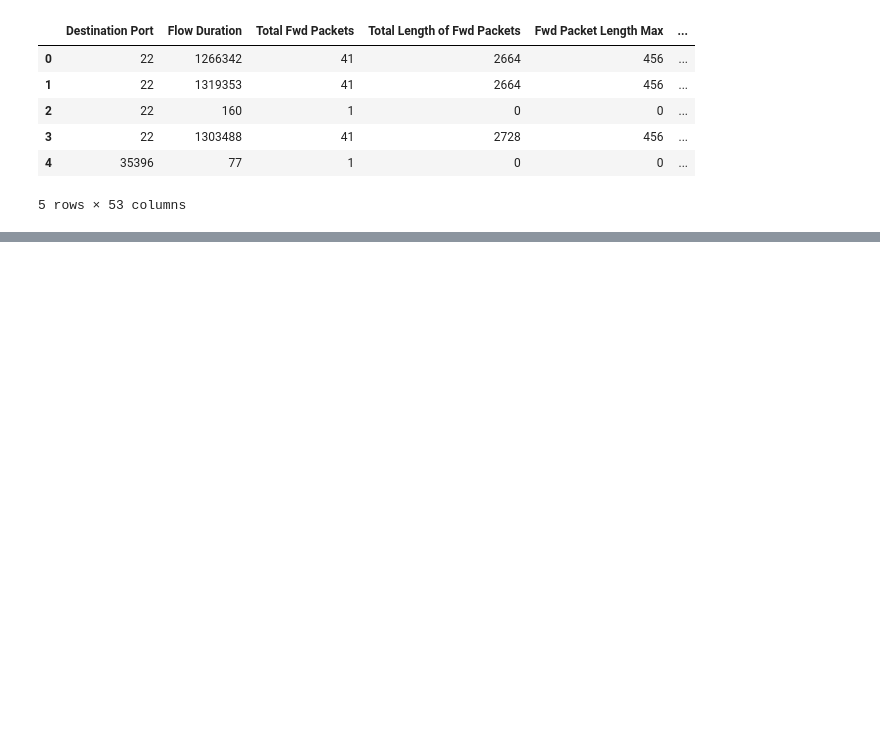
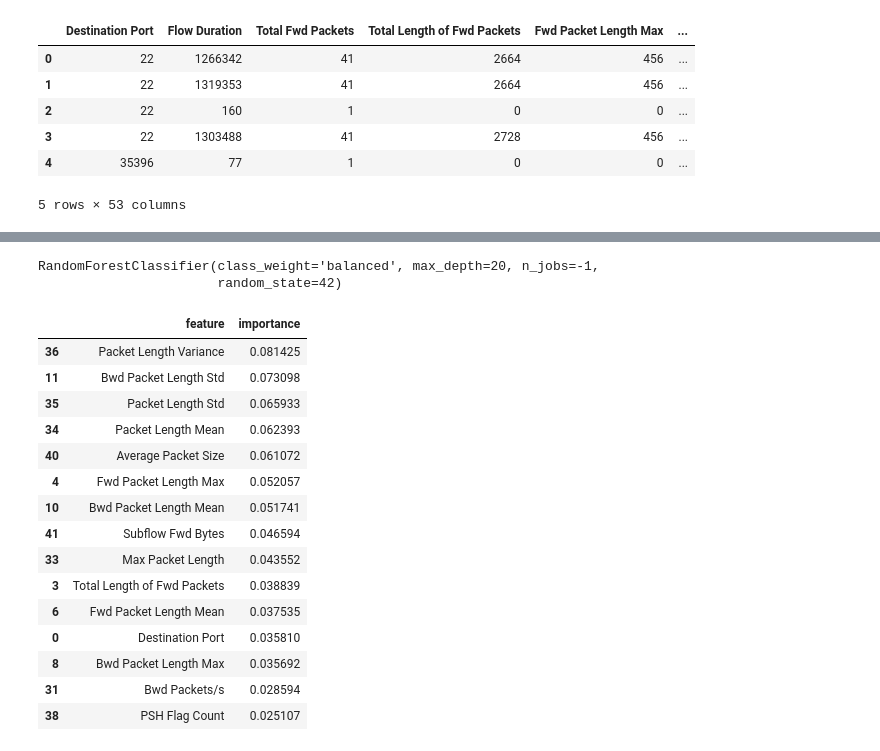
Before and after one commit to kevanoovitch/-DV2638_Machine_Learning, a Jupyter notebook: NIDS/main.ipynb, the cells around one changed output, grey strips where cells are left out. Drawn from its saved outputs; the diff is of its cells as text; code cells hidden in the pictures; blank space fills up the shorter version.

```diff
--- a/NIDS/main.ipynb
+++ b/NIDS/main.ipynb
@@ -36,0 +175,23 @@ dataset.head()
+# %%
+# Adding improvments
+
+depths = [None, 10, 20, 30]
+
+for d in depths:
+    rf = RandomForestClassifier(
+        n_estimators=100,
+        max_depth=d,
+        random_state=42,
+        n_jobs=-1,
+        class_weight="balanced"
+    )
+    rf.fit(X_train, y_train)
+    y_pred = rf.predict(X_test)
+
+    print(f"\nmax_depth = {d}")
+    print(classification_report(
+        y_test,
+        y_pred,
+        target_names=label_encoder.classes_,
+        digits=4
+    ))
@@ -36,0 +263,39 @@ dataset.head()
+# %%
+#Feature importance
+
+rf_final = RandomForestClassifier(
+    n_estimators=100,
+    max_depth=20,
+    random_state=42,
+    n_jobs=-1,
+    class_weight="balanced"
+)
+
+rf_final.fit(X_train, y_train)
+# %% [output]
+RandomForestClassifier(class_weight='balanced', max_depth=20, n_jobs=-1,
+                       random_state=42)
+# %%
+feature_importance = pd.DataFrame({
+    "feature": X_train.columns,
+    "importance": rf_final.feature_importances_
+}).sort_values(by="importance", ascending=False)
+
+feature_importance.head(15)
+# %% [output]
+|  | feature | importance |
+| 36 | Packet Length Variance | 0.081425 |
+| 11 | Bwd Packet Length Std | 0.073098 |
+| 35 | Packet Length Std | 0.065933 |
+| 34 | Packet Length Mean | 0.062393 |
+| 40 | Average Packet Size | 0.061072 |
+| 4 | Fwd Packet Length Max | 0.052057 |
+| 10 | Bwd Packet Length Mean | 0.051741 |
+| 41 | Subflow Fwd Bytes | 0.046594 |
+| 33 | Max Packet Length | 0.043552 |
+| 3 | Total Length of Fwd Packets | 0.038839 |
+| 6 | Fwd Packet Length Mean | 0.037535 |
+| 0 | Destination Port | 0.035810 |
+| 8 | Bwd Packet Length Max | 0.035692 |
+| 31 | Bwd Packets/s | 0.028594 |
+| 38 | PSH Flag Count | 0.025107 |
```
Also changed, not shown: parts of 18 cells of this notebook, 2 other files.
